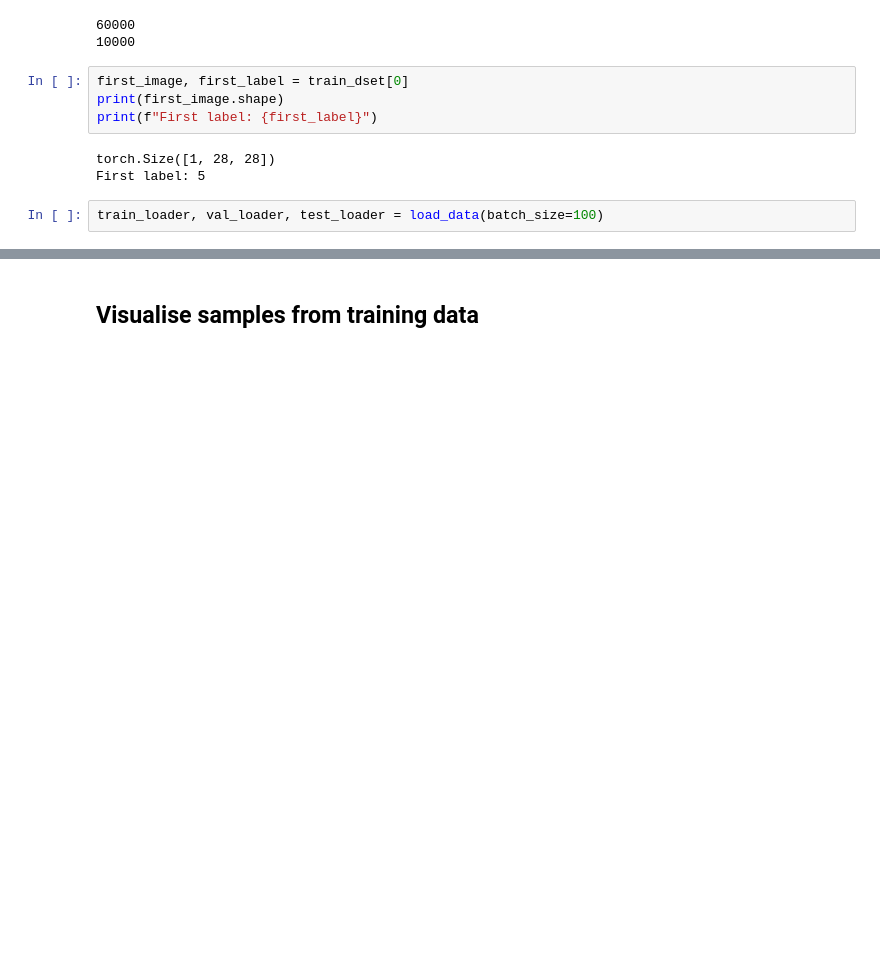
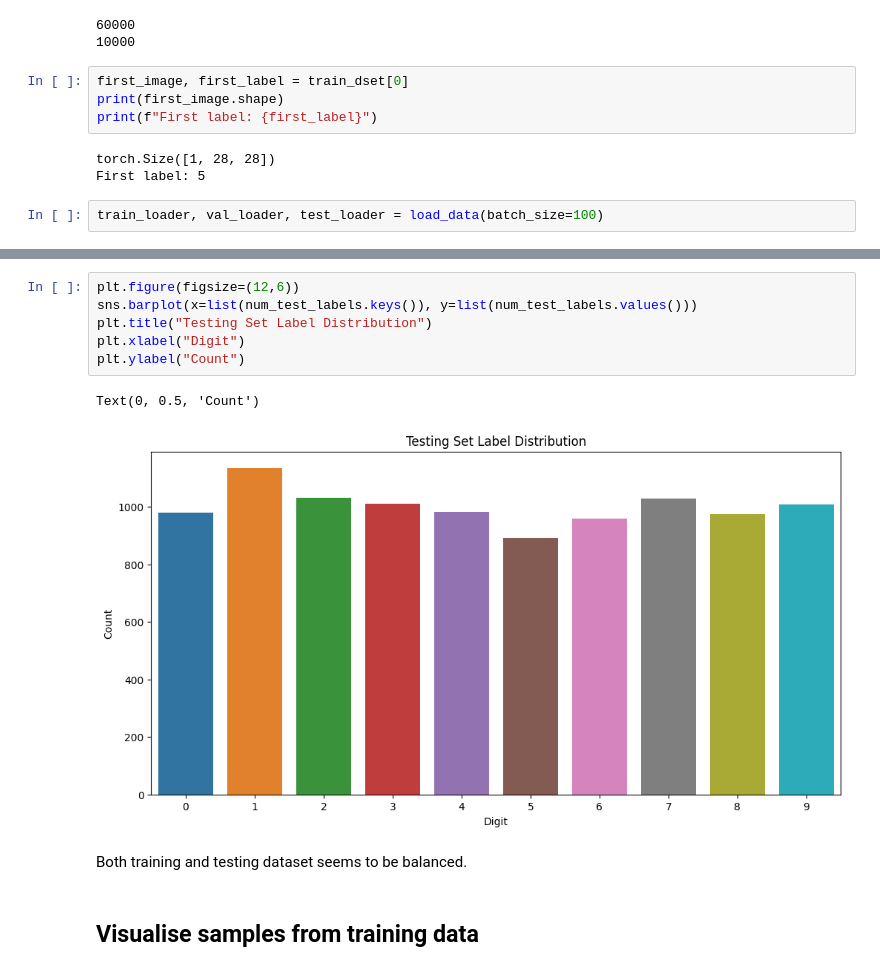
Before and after one commit to yuhuicaoo/Digit-Classifier-Project, a Jupyter notebook: visualisations.ipynb, the cells around one changed output, grey strips where cells are left out. Drawn from its saved outputs; the diff is of its cells as text; blank space fills up the shorter version.

```diff
--- a/visualisations.ipynb
+++ b/visualisations.ipynb
@@ -51,3 +91,14 @@ train_loader, val_loader, test_loader = load_data(batch_size=100)
+# %%
+plt.figure(figsize=(12,6))
+sns.barplot(x=list(num_test_labels.keys()), y=list(num_test_labels.values()))
+plt.title("Testing Set Label Distribution")
+plt.xlabel("Digit")
+plt.ylabel("Count")
+# %% [output]
+Text(0, 0.5, 'Count')
+[figure, added]
+# %% [markdown]
+Both training and testing dataset seems to be balanced.
 # %% [markdown]
 ## Visualise samples from training data
 # %%
```
Also changed, not shown: parts of 11 cells of this notebook.
